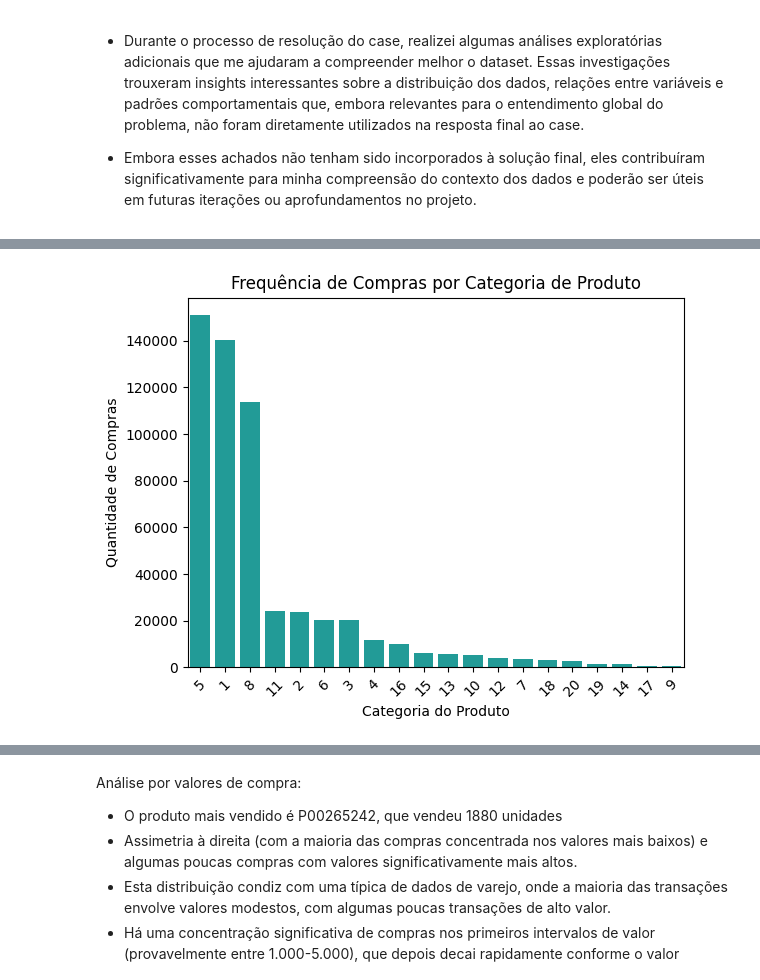
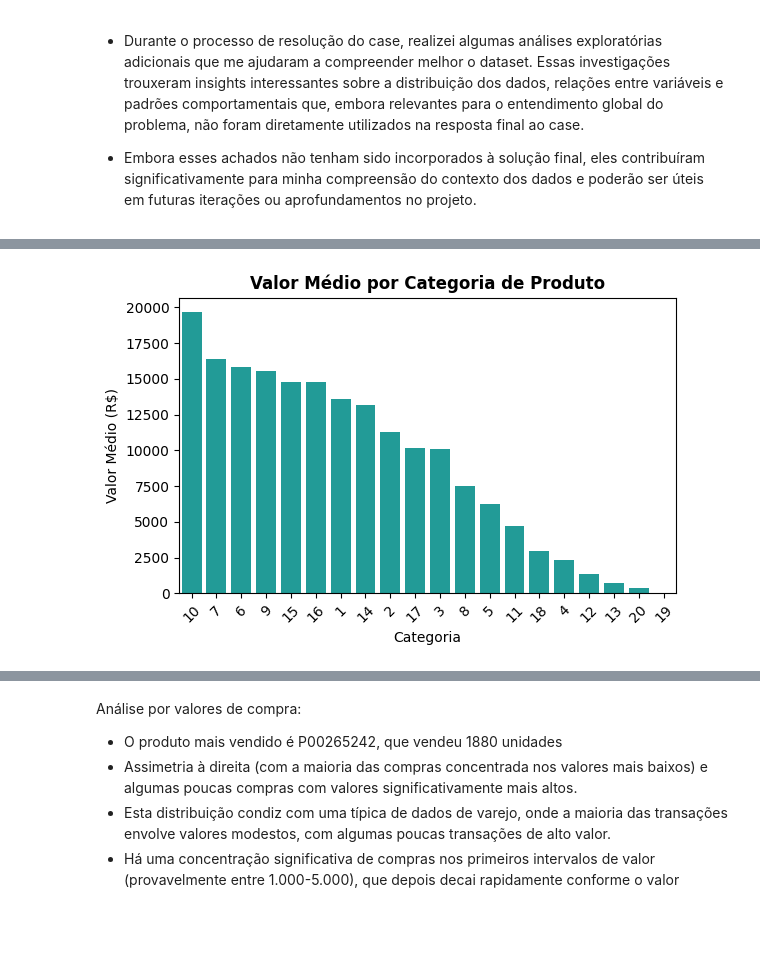
Before and after one commit to kajinmo/eda-black-friday, a Jupyter notebook: code/case.ipynb, the cells around one changed output, grey strips where cells are left out. Cells and saved outputs as stored; diff of their text form; code cells hidden in the pictures; blank space fills up the shorter version.

```diff
--- a/code/case.ipynb
+++ b/code/case.ipynb
@@ -177,14 +177,14 @@ class PlotUtils:
 
 
     @staticmethod
-    def histogram(data, x, title=None, xlabel=None, ylabel='Contagem',
-                  bins='auto', color_index=0, shrink=0.8, rotation=0):
+    def hist_plot(data, x, title=None, xlabel=None, ylabel='Contagem',
+                  bins='auto', color_index=0, shrink=0.8, rotation=0, color='#002768'):
         """
         Cria um histograma
 
         """
         sns.histplot(data=data, x=x, bins=bins, shrink=shrink,
-                    color=my_colors[color_index])
+                    color=color)
         plt.title(title if title else f'Distribuição de {x}', fontweight='bold')
         plt.xlabel(xlabel if xlabel else x)
         plt.ylabel(ylabel)
@@ -873,10 +866,21 @@ plt.show()
 # %%
 # Frequência de Compras por Categoria de Produto
-sns.countplot(data=df, x='produto_categoria', order=df['produto_categoria'].value_counts().index, color='#0eafaa')
-plt.title('Frequência de Compras por Categoria de Produto')
-plt.xlabel('Categoria do Produto')
-plt.ylabel('Quantidade de Compras')
-plt.xticks(rotation=45)
-plt.show()
+df_ordenado_por_categoria = (
+    df.groupby('produto_categoria', observed=False)['valor']
+    .mean()
+    .sort_values(ascending=False)
+    .reset_index()
+)
+
+PlotUtils.bar_plot(
+    data=df_ordenado_por_categoria,
+    x='produto_categoria',
+    y='valor',
+    title='Valor Médio por Categoria de Produto',
+    xlabel='Categoria',
+    ylabel='Valor Médio (R$)',
+    rotation=45,
+    order=df_ordenado_por_categoria['produto_categoria']
+)
 # %% [output]
-[figure, old version]
+[figure, new version]
```
Also changed, not shown: parts of 8 cells of this notebook, 1 other file.
